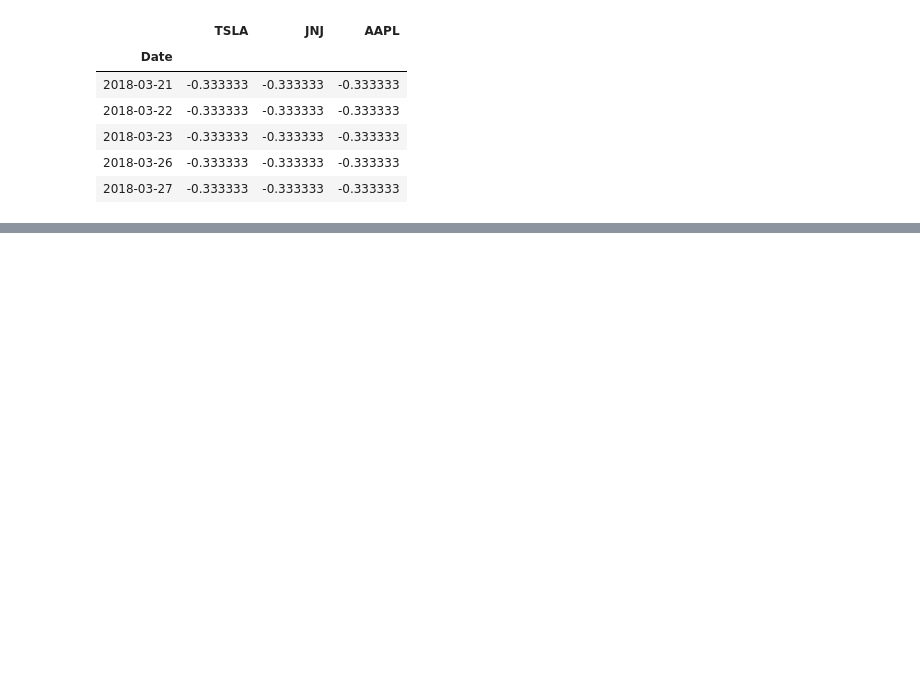
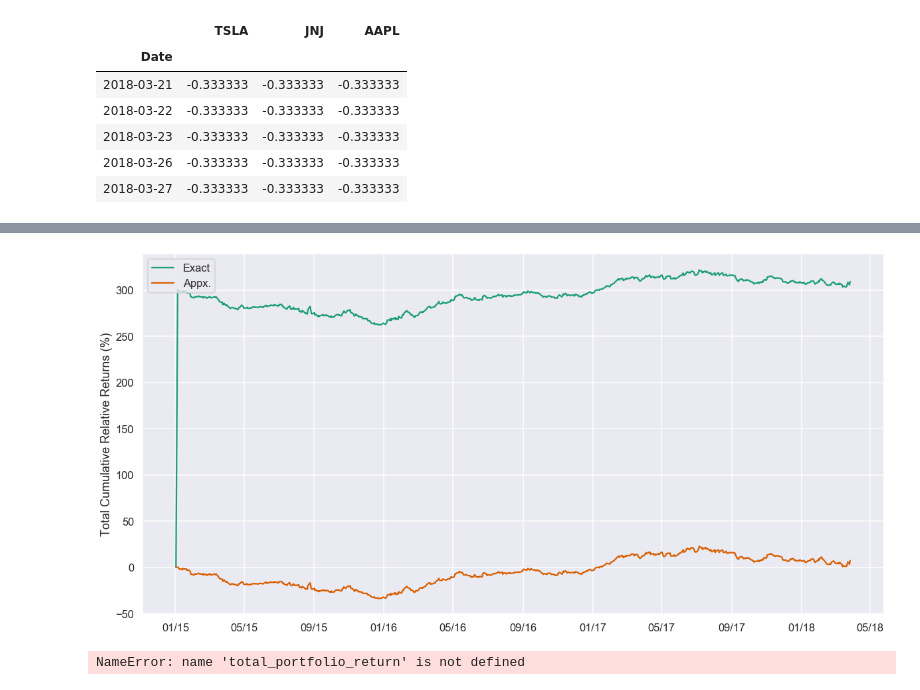
Before and after one commit to andrewcole33/moving_avg_trading, a Jupyter notebook: EMA.ipynb, the cells around one changed output, grey strips where cells are left out. Drawn from its saved outputs; the diff is of its cells as text; code cells hidden in the pictures; blank space fills up the shorter version.

```diff
--- a/EMA.ipynb
+++ b/EMA.ipynb
@@ -86,0 +149,14 @@ trade_positions.tail()
+# %%
+cumul_relative_return_exact = cumul_relative_returns.sum(axis = 1)
+cumul_log_return = cumul_log_returns.sum(axis = 1)
+cumul_relative_return_appx = np.exp(cumul_log_return) - 1
+
+fig, ax = plt.subplots(figsize = (20, 10))
+ax.plot(cumul_relative_return_exact.index, 100*cumul_relative_return_exact, label = 'Exact')
+ax.plot(cumul_relative_return_appx.index, 100*cumul_relative_return_appx, label = 'Appx.')
+
+ax.set_ylabel('Total Cumulative Relative Returns (%)')
+ax.legend(loc = 'upper left')
+ax.xaxis.set_major_formatter(my_year_month_fmt)
+# %% [output]
+[figure, added]
@@ -86,0 +173,4 @@ trade_positions.tail()
+# %%
+print_yearly_statistics(cumul_relative_return_exact)
+# %% [output]
+NameError: name 'total_portfolio_return' is not defined
```
Also changed, not shown: parts of 7 cells of this notebook.
